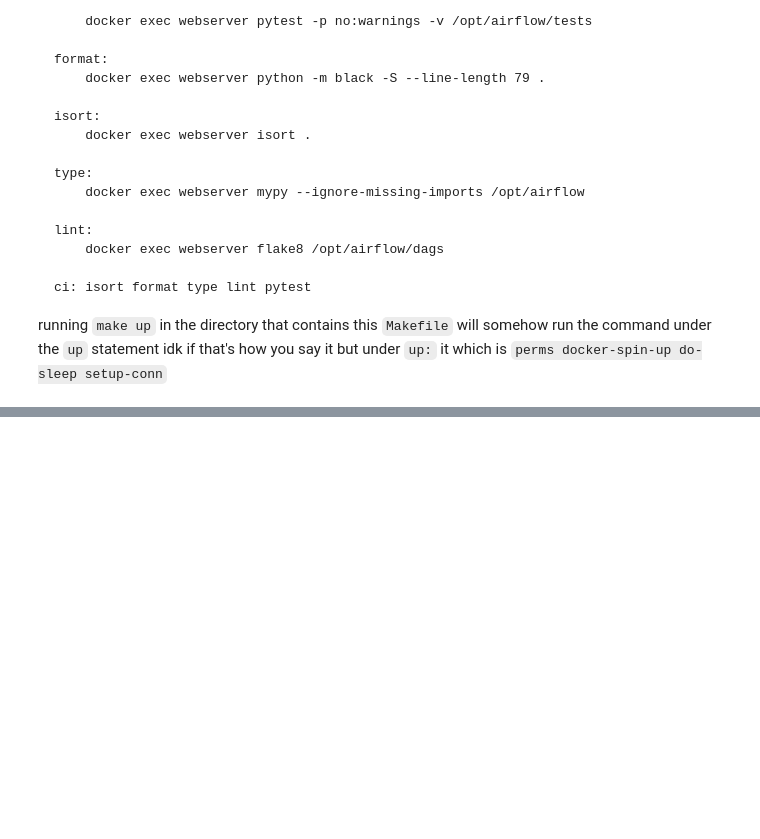
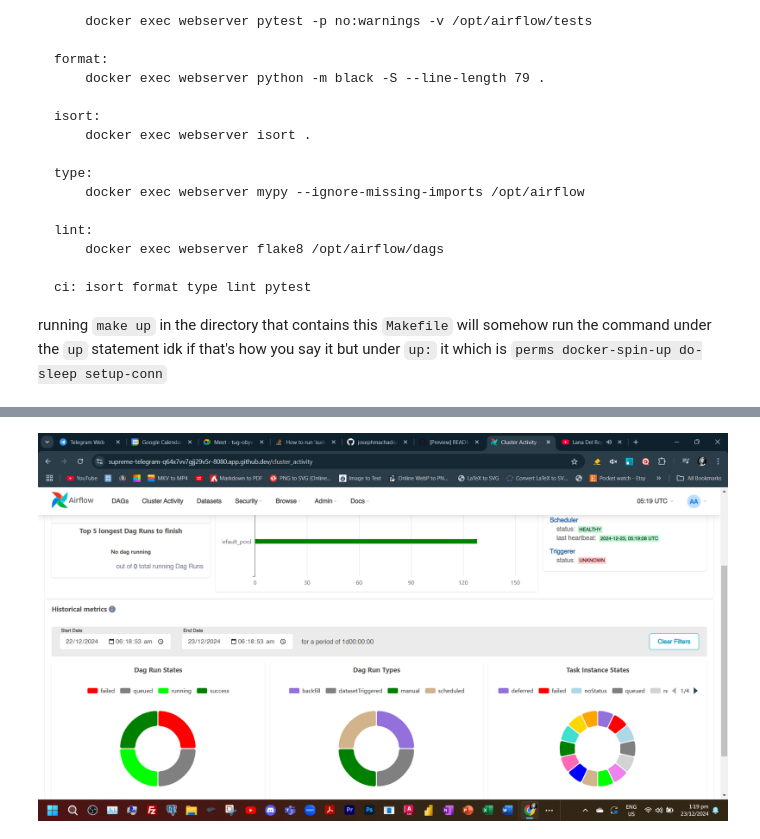
Before and after one commit to 08Aristodemus24/data-engineering-path, a Jupyter notebook: what-I-learned.ipynb, the cells around one changed output, grey strips where cells are left out. Saved outputs shown, nothing was run; the diff lists cells and outputs as text; code cells hidden in the pictures; blank space fills up the shorter version.

```diff
--- a/what-I-learned.ipynb
+++ b/what-I-learned.ipynb
@@ -67,0 +144,4 @@ running `make up` in the directory that contains this `Makefile` will somehow ru
+# %%
+display(imgs[2])
+# %% [output]
+[figure, added]
```
Also changed, not shown: parts of 13 cells of this notebook.
